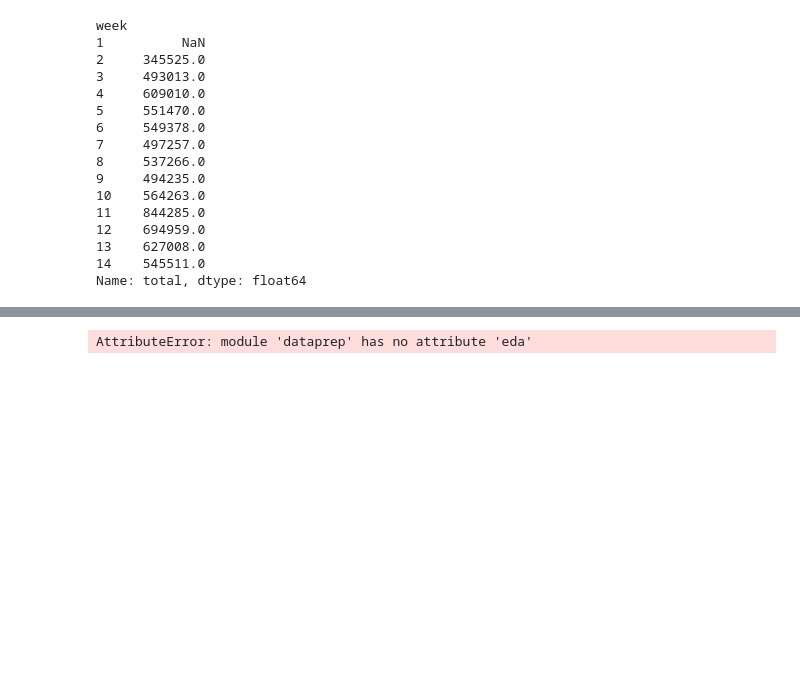
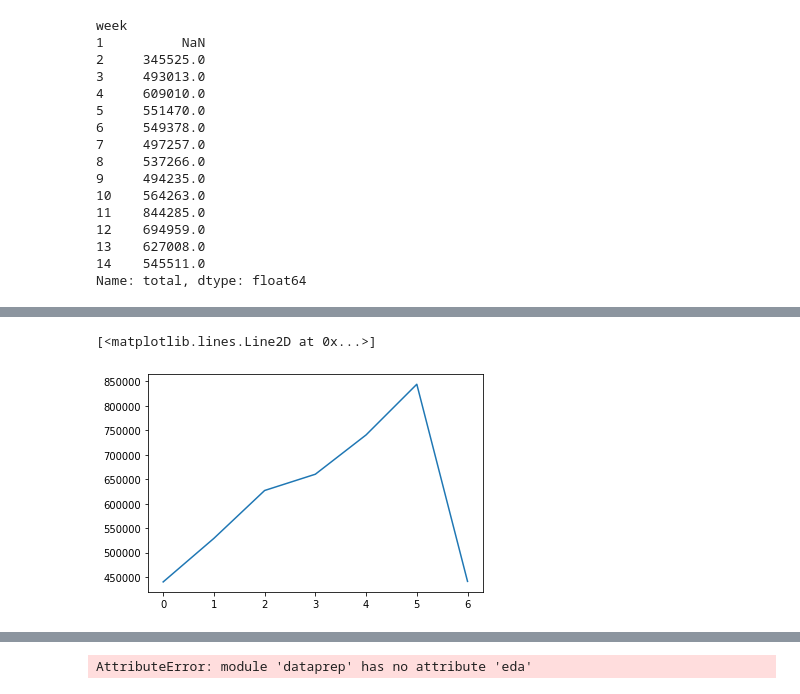
Before and after one commit to tristar82/uk_covid_vax_rates, a Jupyter notebook: code/EDA.ipynb, the cells around one changed output, grey strips where cells are left out. Drawn from its saved outputs; the diff is of its cells as text; code cells hidden in the pictures; blank space fills up the shorter version.

```diff
--- a/code/EDA.ipynb
+++ b/code/EDA.ipynb
@@ -73,8 +80,6 @@ dtd.drop(dtd.columns[cols],axis=1,inplace=True)
 dtd = dtd.rename(columns={"newVaccinesGivenByPublishDate": "total",\
                     "newPeopleVaccinatedFirstDoseByPublishDate": "fd",\
                     "newPeopleVaccinatedSecondDoseByPublishDate":"sd"})
-# %%
-dtd['week'] = dtd['dt'].apply(lambda x: x.isocalendar()[1])
 # %%
 # weekly max total
 # %%
@@ -107,0 +120,5 @@ generated new fontManager
+# %%
+plt.plot(dtd.groupby(['daynum'])['total'].agg('max'))
+# %% [output]
+[<matplotlib.lines.Line2D at 0x...>]
+[figure, added]
```
Also changed, not shown: parts of 13 cells of this notebook, 1 other file.
